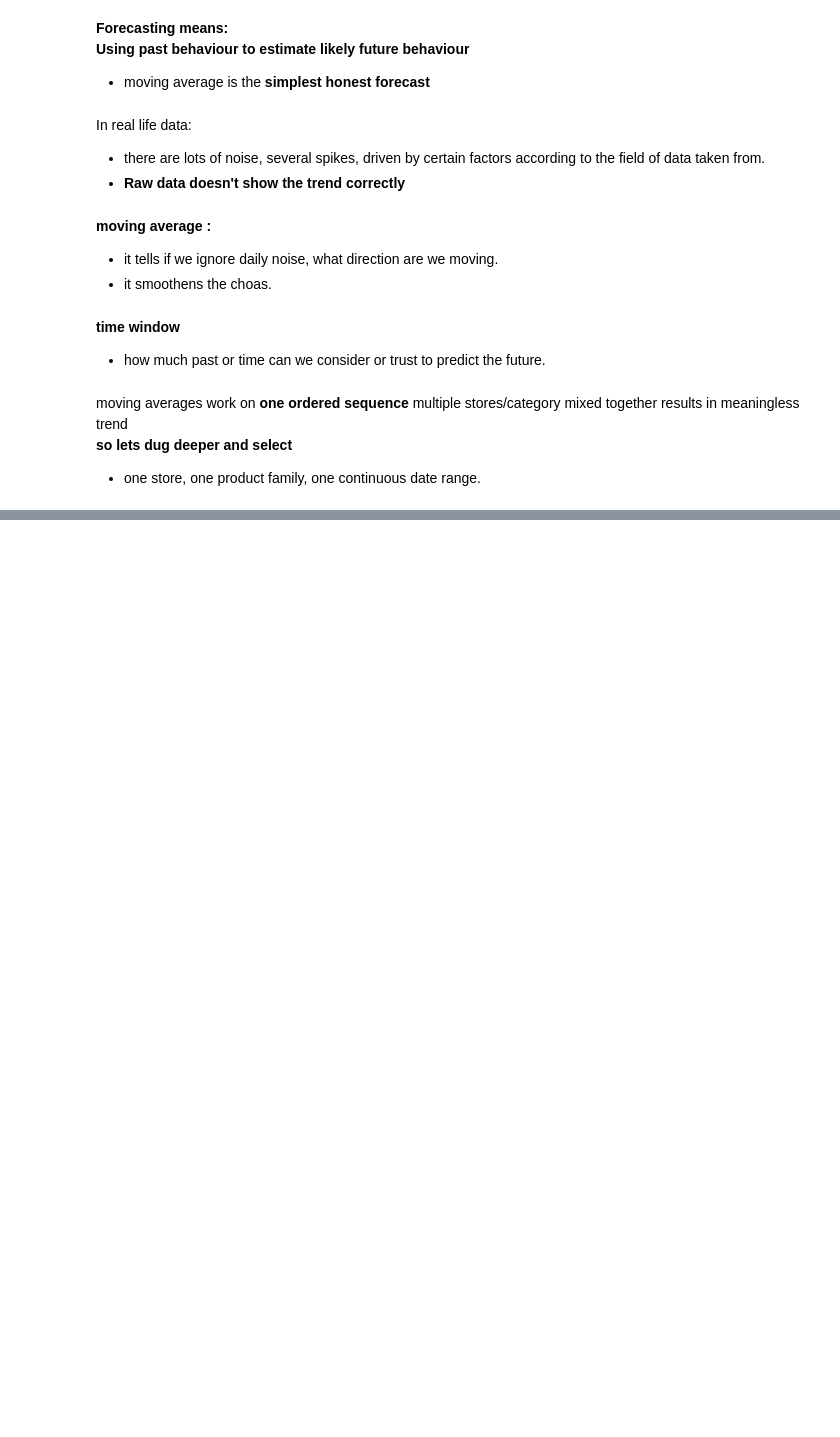
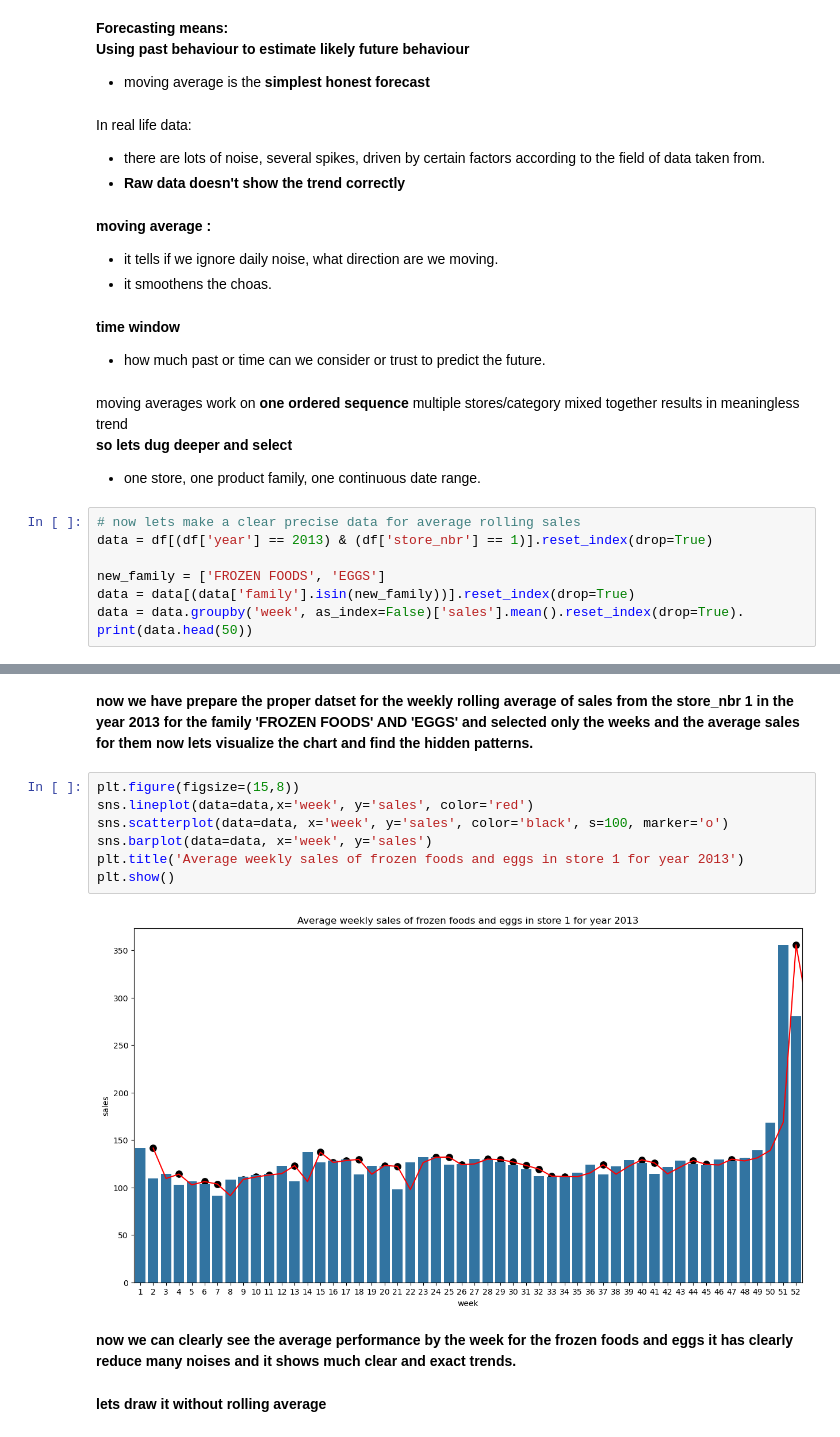
Before and after one commit to Sangam-Basnet/Internboot_projects, a Jupyter notebook: simple Sales Forecasting with moving Average.ipynb, the cells around one changed output, grey strips where cells are left out. Saved outputs shown, nothing was run; the diff lists cells and outputs as text; blank space fills up the shorter version.

Commit message:
completed the average rolling task 2

```diff
--- a/simple Sales Forecasting with moving Average.ipynb
+++ b/simple Sales Forecasting with moving Average.ipynb
@@ -74,3 +74,11 @@ In real life data:
 moving averages work on **one ordered sequence**  multiple stores/category mixed together results in meaningless trend
 **so lets dug deeper and select**
 * one store, one product family, one continuous date range.
+# %%
+# now lets make a clear precise data for average rolling sales
+data = df[(df['year'] == 2013) & (df['store_nbr'] == 1)].reset_index(drop=True)
+
+new_family = ['FROZEN FOODS', 'EGGS']
+data = data[(data['family'].isin(new_family))].reset_index(drop=True)
+data = data.groupby('week', as_index=False)['sales'].mean().reset_index(drop=True).
+print(data.head(50))
@@ -76,0 +103,15 @@ moving averages work on **one ordered sequence**  multiple stores/category mixed
+# %% [markdown]
+**now we have prepare the proper datset for the weekly rolling average of sales from the store_nbr 1 in the year 2013 for the family 'FROZEN FOODS' AND 'EGGS' and selected only the weeks and the average sales for them now lets visualize the chart and find the hidden patterns.**
+# %%
+plt.figure(figsize=(15,8))
+sns.lineplot(data=data,x='week', y='sales', color='red')
+sns.scatterplot(data=data, x='week', y='sales', color='black', s=100, marker='o')
+sns.barplot(data=data, x='week', y='sales')
+plt.title('Average weekly sales of frozen foods and eggs in store 1 for year 2013')
+plt.show()
+# %% [output]
+[figure, added]
+# %% [markdown]
+**now we can clearly see the average performance by the week for the frozen foods and eggs it has clearly reduce many noises and it shows much clear and exact trends.**
+# %% [markdown]
+**lets draw it without rolling average**
```
Also changed, not shown: parts of 5 cells of this notebook.
